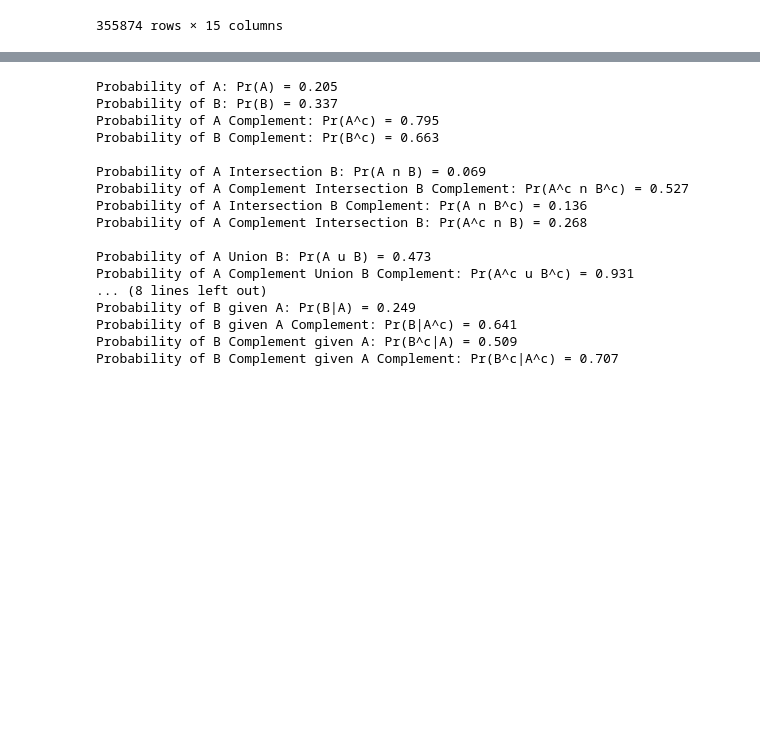
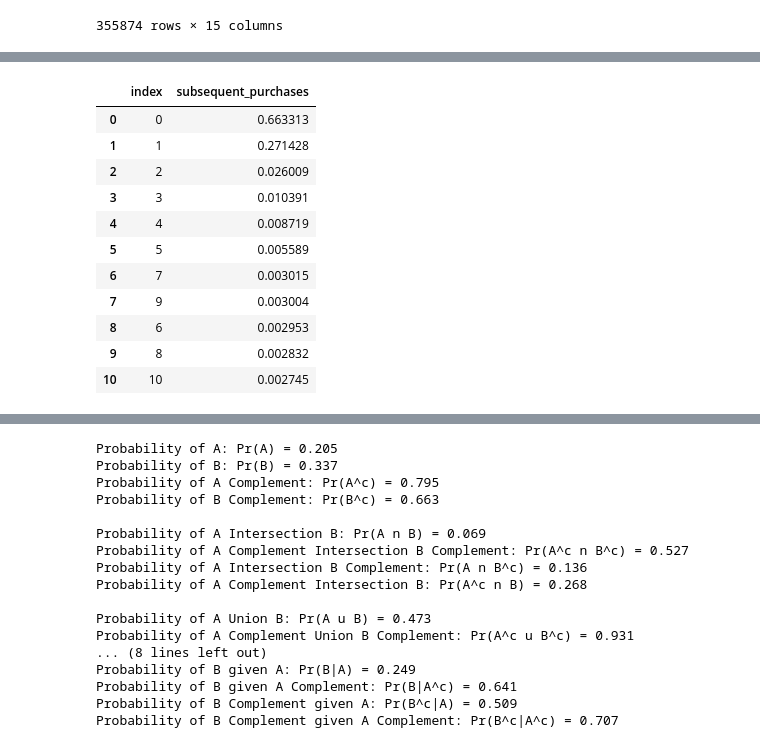
Before and after one commit to joncorrigan630/CarMaxAnalytics, a Jupyter notebook: Carmax Script 05 - Conditional Probability.ipynb, the cells around one changed output, grey strips where cells are left out. Cells and saved outputs as stored; diff of their text form; code cells hidden in the pictures; blank space fills up the shorter version.

```diff
--- a/Carmax Script 05 - Conditional Probability.ipynb
+++ b/Carmax Script 05 - Conditional Probability.ipynb
@@ -36,0 +68,16 @@ subseq_purchase_merged.rename(columns = {'index': 'subsequent_purchase_categorie
+# %%
+subseq_purchase_proportion = purchases_df["subsequent_purchases"].value_counts(normalize=True, sort=True).reset_index()
+subseq_purchase_proportion
+# %% [output]
+|  | index | subsequent_purchases |
+| 0 | 0 | 0.663313 |
+| 1 | 1 | 0.271428 |
+| 2 | 2 | 0.026009 |
+| 3 | 3 | 0.010391 |
+| 4 | 4 | 0.008719 |
+| 5 | 5 | 0.005589 |
+| 6 | 7 | 0.003015 |
+| 7 | 9 | 0.003004 |
+| 8 | 6 | 0.002953 |
+| 9 | 8 | 0.002832 |
+| 10 | 10 | 0.002745 |
```
Also changed, not shown: parts of 11 cells of this notebook.
